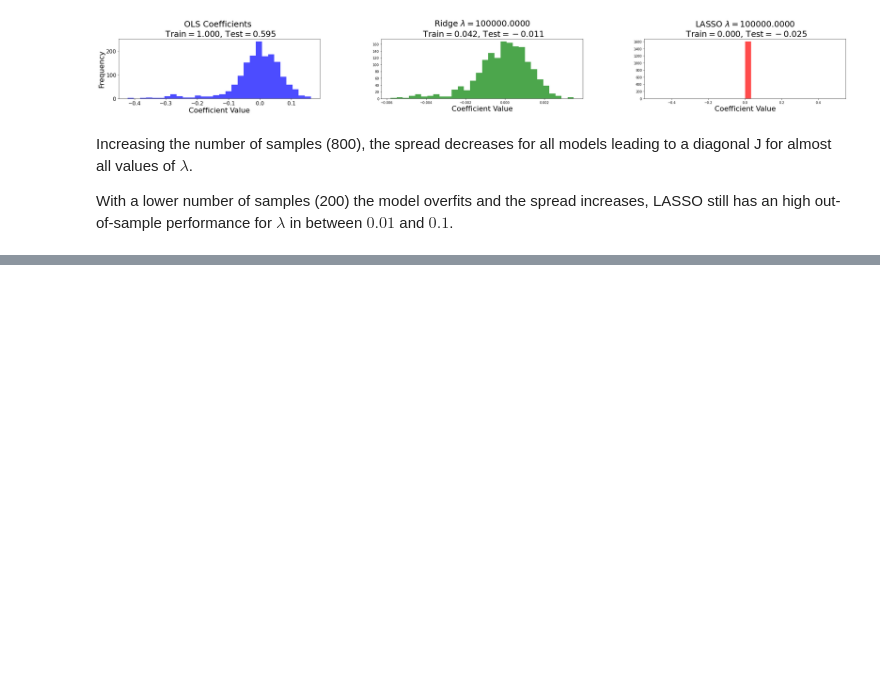
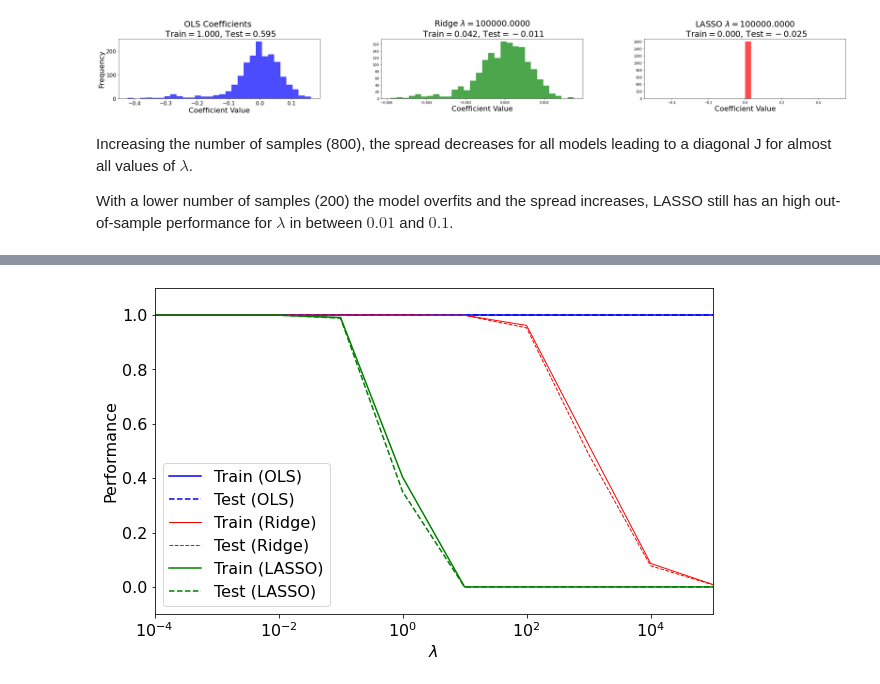
Before and after one commit to PaulD273/Machine_learning, a Jupyter notebook: Mehta review/Note4/NB_CVI-linreg_ising.ipynb, the cells around one changed output, grey strips where cells are left out. Saved outputs shown, nothing was run; the diff lists cells and outputs as text; code cells hidden in the pictures; blank space fills up the shorter version.

```diff
--- a/Mehta review/Note4/NB_CVI-linreg_ising.ipynb
+++ b/Mehta review/Note4/NB_CVI-linreg_ising.ipynb
@@ -375,0 +538,23 @@ With a lower number of samples (200) the model overfits and the spread increases
+# %%
+# Plot our performance on both the training and test data
+plt.semilogx(lmbdas, train_errors_leastsq, 'b',label='Train (OLS)')
+plt.semilogx(lmbdas, test_errors_leastsq,'--b',label='Test (OLS)')
+plt.semilogx(lmbdas, train_errors_ridge,'r',label='Train (Ridge)',linewidth=1)
+plt.semilogx(lmbdas, test_errors_ridge,'--r',label='Test (Ridge)',linewidth=1)
+plt.semilogx(lmbdas, train_errors_lasso, 'g',label='Train (LASSO)')
+plt.semilogx(lmbdas, test_errors_lasso, '--g',label='Test (LASSO)')
+
+fig = plt.gcf()
+fig.set_size_inches(10.0, 6.0)
+
+#plt.vlines(alpha_optim, plt.ylim()[0], np.max(test_errors), color='k',
+#           linewidth=3, label='Optimum on test')
+plt.legend(loc='lower left',fontsize=16)
+plt.ylim([-0.1, 1.1])
+plt.xlim([min(lmbdas), max(lmbdas)])
+plt.xlabel(r'$\lambda$',fontsize=16)
+plt.ylabel('Performance',fontsize=16)
+plt.tick_params(labelsize=16)
+plt.show()
+# %% [output]
+[figure, added]
```
Also changed, not shown: parts of 7 cells of this notebook, 2 other files.
